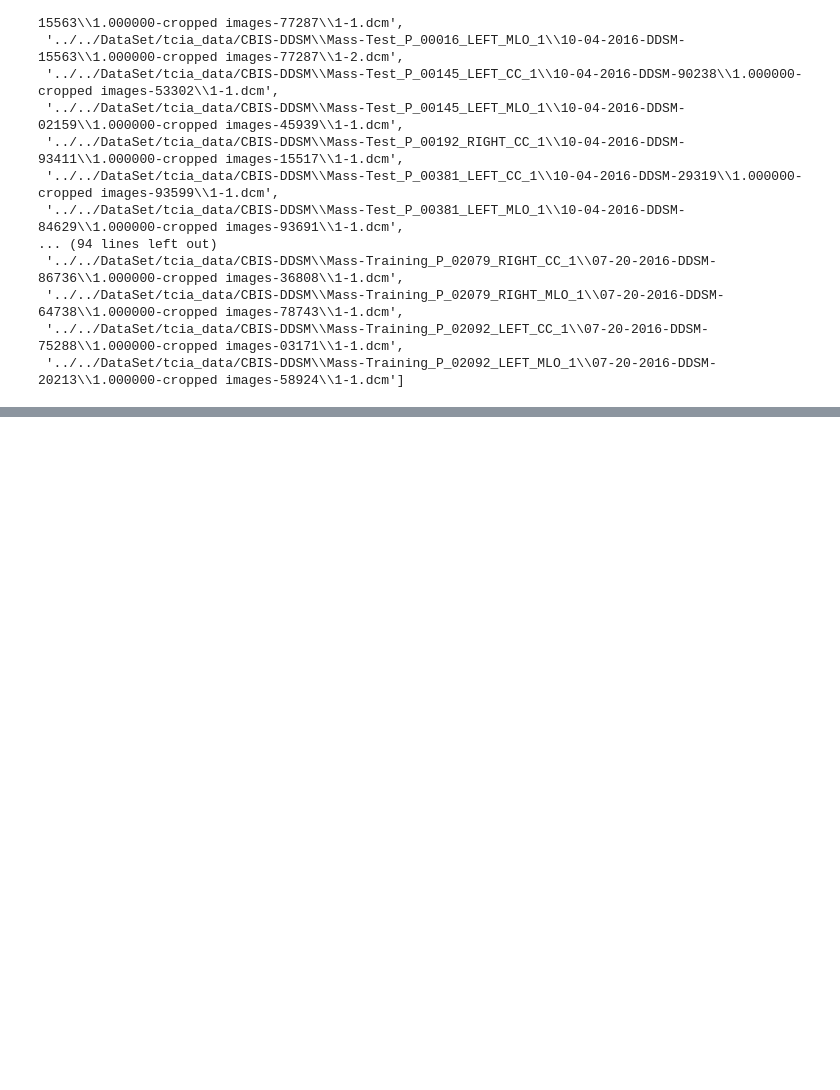
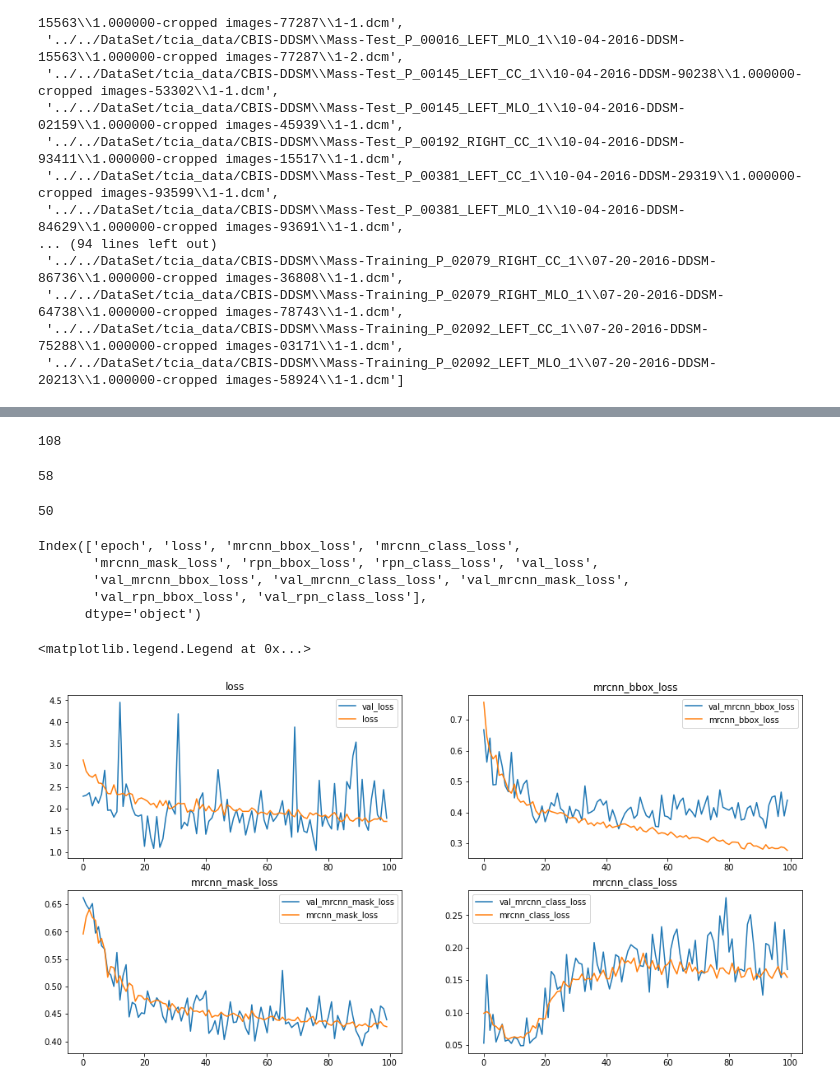
Before and after one commit to Jonghyun-2/GFollow2020, a Jupyter notebook: preprocessing/counting_file.ipynb, the cells around one changed output, grey strips where cells are left out. Cells and saved outputs as stored; diff of their text form; code cells hidden in the pictures; blank space fills up the shorter version.

```diff
--- a/preprocessing/counting_file.ipynb
+++ b/preprocessing/counting_file.ipynb
@@ -91,0 +214,68 @@ cropped_img
+# %%
+# Test
+PATH = r"E:\DataSet\CBIS-DDSM\Crop_test"
+imgs = glob.glob(PATH + r"\*full.png")
+len(imgs)
+# %% [output]
+108
+# %%
+# Test_Calc
+PATH = r"E:\DataSet\CBIS-DDSM\Crop_test"
+imgs = glob.glob(PATH + r"\Calc*full.png")
+len(imgs)
+# %% [output]
+58
+# %%
+# Test_Mass
+PATH = r"E:\DataSet\CBIS-DDSM\Crop_test"
+imgs = glob.glob(PATH + r"\Mass*full.png")
+len(imgs)
+# %% [output]
+50
+# %%
+a = df.keys()
+a
+# %% [output]
+Index(['epoch', 'loss', 'mrcnn_bbox_loss', 'mrcnn_class_loss',
+       'mrcnn_mask_loss', 'rpn_bbox_loss', 'rpn_class_loss', 'val_loss',
+       'val_mrcnn_bbox_loss', 'val_mrcnn_class_loss', 'val_mrcnn_mask_loss',
+       'val_rpn_bbox_loss', 'val_rpn_class_loss'],
+      dtype='object')
+# %%
+# Cropping 100 epoch 후 Graph
+import pandas as pd
+import matplotlib.pyplot as plt
+PATH_100 = r"D:\Gproject\Result\205030_00_log_Cropping_100epochs.csv"
+PATH_200 = r"D:\Gproject\Result\205031_00_log_Cropping_200epochs.csv"
+PATH_300 = r"D:\Gproject\Result\205031_00_log_Cropping_300epochs.csv"
+# %%
+df_100 = pd.read_csv(PATH_100)
+
+
+plt.figure(figsize=(16,8))
+plt.subplot(221)
+plt.title("loss")
+plt.plot(df_100["val_loss"],label = "val_loss")
+plt.plot(df_100["loss"], label = "loss")
+plt.legend()
+
+plt.subplot(222)
+plt.title("mrcnn_bbox_loss")
+plt.plot(df_100["val_mrcnn_bbox_loss"],label = "val_mrcnn_bbox_loss")
+plt.plot(df_100["mrcnn_bbox_loss"], label = "mrcnn_bbox_loss")
+plt.legend()
+
+plt.subplot(223)
+plt.title("mrcnn_mask_loss")
+plt.plot(df_100["val_mrcnn_mask_loss"],label = "val_mrcnn_mask_loss")
+plt.plot(df_100["mrcnn_mask_loss"], label = "mrcnn_mask_loss")
+plt.legend()
+
+plt.subplot(224)
+plt.title("mrcnn_class_loss")
+plt.plot(df_100["val_mrcnn_class_loss"],label = "val_mrcnn_class_loss")
+plt.plot(df_100["mrcnn_class_loss"], label = "mrcnn_class_loss")
+plt.legend()
+# %% [output]
+<matplotlib.legend.Legend at 0x...>
+[figure, added]
```
Also changed, not shown: parts of 13 cells of this notebook, 2 other files.
